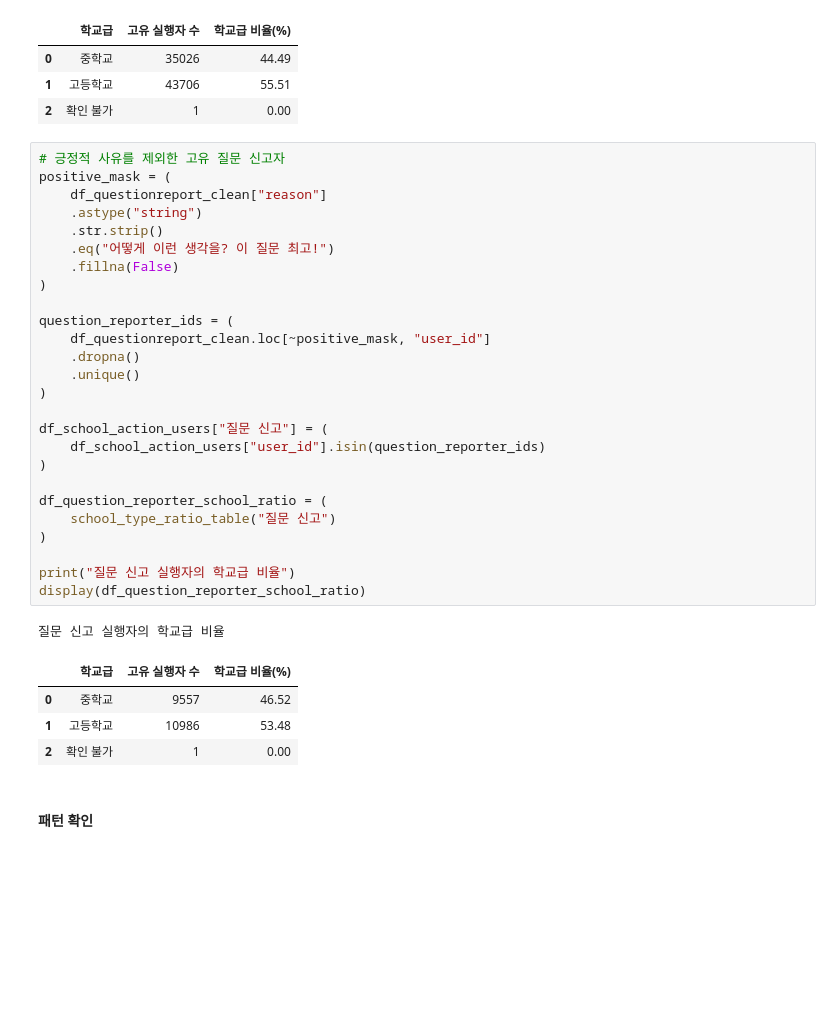
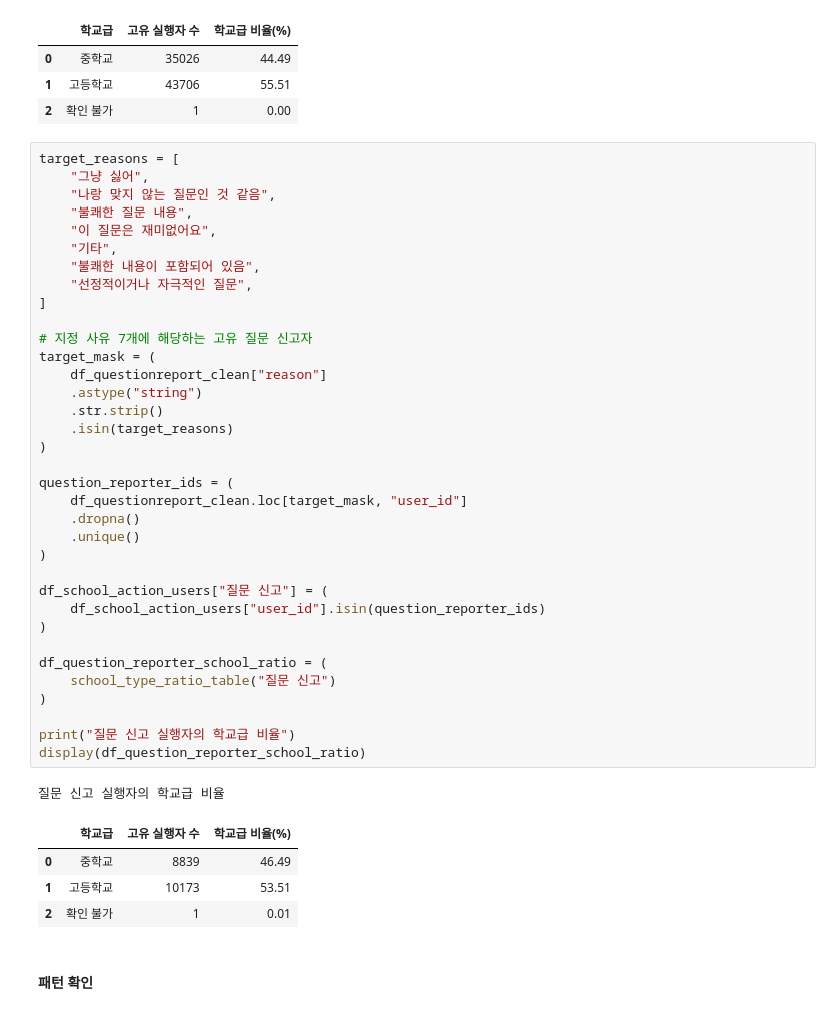
Before and after one commit to qet0506/codeit-sns-moderation, a Jupyter notebook: eda.ipynb, the cells around one changed output. Cells and saved outputs as stored; diff of their text form; blank space fills up the shorter version.

```diff
--- a/eda.ipynb
+++ b/eda.ipynb
@@ -1275,37 +1275,46 @@ display(df_hider_school_ratio)
 | 1 | 고등학교 | 43706 | 55.51 |
 | 2 | 확인 불가 | 1 | 0.00 |
 # %%
-# 긍정적 사유를 제외한 고유 질문 신고자
-positive_mask = (
+target_reasons = [
+    "그냥 싫어",
+    "나랑 맞지 않는 질문인 것 같음",
+    "불쾌한 질문 내용",
+    "이 질문은 재미없어요",
+    "기타",
+    "불쾌한 내용이 포함되어 있음",
+    "선정적이거나 자극적인 질문",
+]
+
+# 지정 사유 7개에 해당하는 고유 질문 신고자
+target_mask = (
     df_questionreport_clean["reason"]
     .astype("string")
     .str.strip()
-    .eq("어떻게 이런 생각을? 이 질문 최고!")
-    .fillna(False)
+    .isin(target_reasons)
 )
 
 question_reporter_ids = (
-    df_questionreport_clean.loc[~positive_mask, "user_id"]
+    df_questionreport_clean.loc[target_mask, "user_id"]
     .dropna()
     .unique()
 )
 
 df_school_action_users["질문 신고"] = (
     df_school_action_users["user_id"].isin(question_reporter_ids)
 )
 
 df_question_reporter_school_ratio = (
     school_type_ratio_table("질문 신고")
 )
 
 print("질문 신고 실행자의 학교급 비율")
 display(df_question_reporter_school_ratio)
 # %% [output]
 질문 신고 실행자의 학교급 비율
 |  | 학교급 | 고유 실행자 수 | 학교급 비율(%) |
-| 0 | 중학교 | 9557 | 46.52 |
-| 1 | 고등학교 | 10986 | 53.48 |
-| 2 | 확인 불가 | 1 | 0.00 |
+| 0 | 중학교 | 8839 | 46.49 |
+| 1 | 고등학교 | 10173 | 53.51 |
+| 2 | 확인 불가 | 1 | 0.01 |
 # %% [markdown]
 #### 패턴 확인
 # %% [markdown]
```
Also changed, not shown: parts of 2 cells of this notebook.
